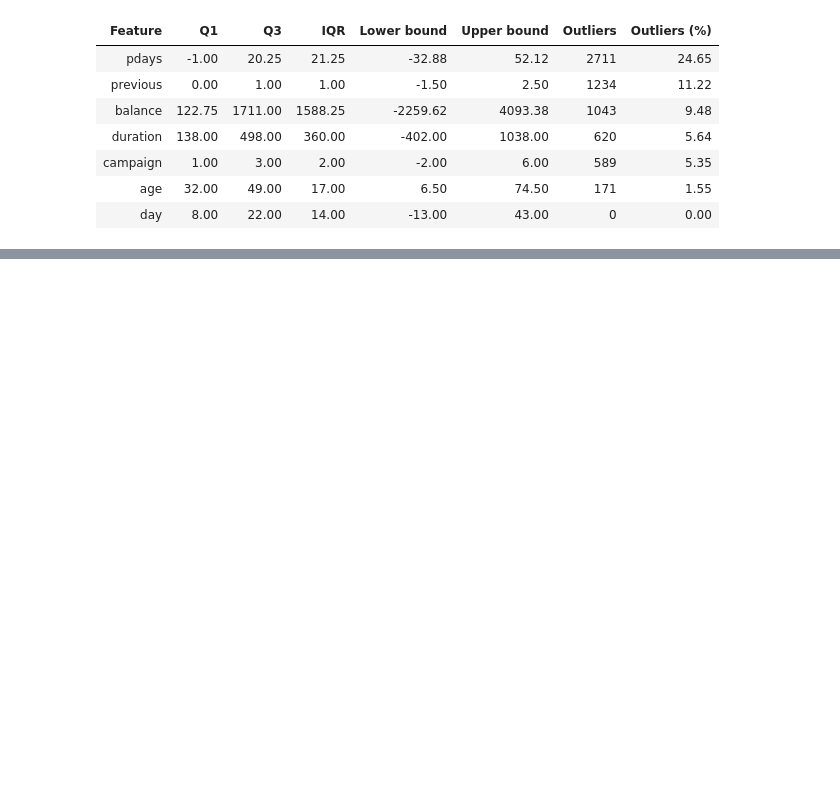
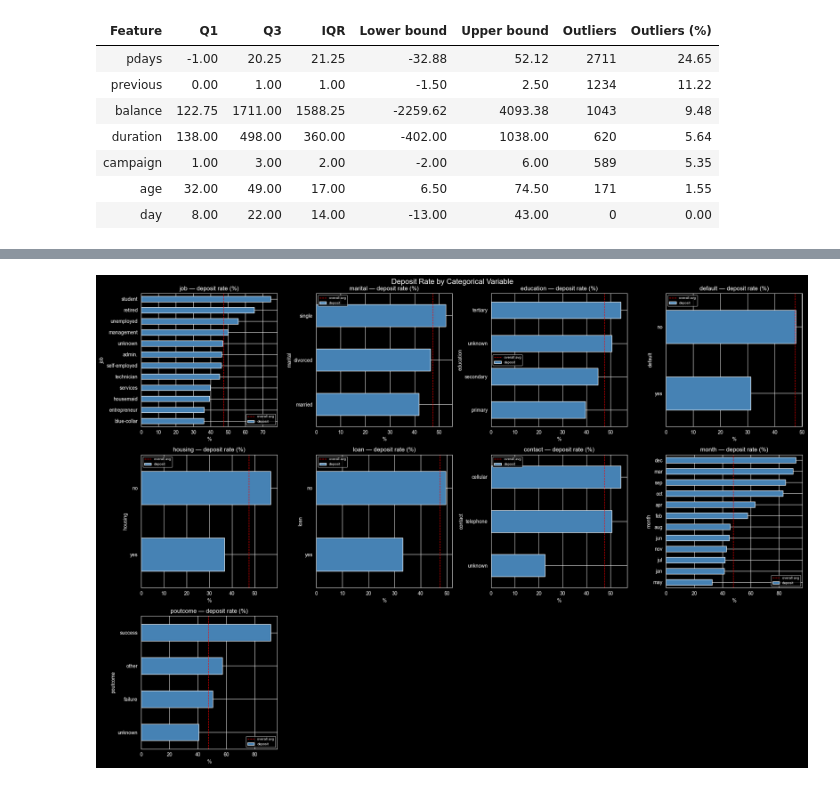
Before and after one commit to mathiasaiva/AA_primera_practica, a Jupyter notebook: notebooks/01_EDA_and_modeling.ipynb, the cells around one changed output, grey strips where cells are left out. Saved outputs shown, nothing was run; the diff lists cells and outputs as text; code cells hidden in the pictures; blank space fills up the shorter version.

```diff
--- a/notebooks/01_EDA_and_modeling.ipynb
+++ b/notebooks/01_EDA_and_modeling.ipynb
@@ -294,0 +350,23 @@ Después de haber hecho el barrido de las variables, nos conviene saber realment
+# %%
+cat_cols = [c for c in df_train.select_dtypes(include="object").columns if c != "deposit"]
+
+fig, axes = plt.subplots(3, 4, figsize=(20, 14))
+axes = axes.flatten()
+
+for i, col in enumerate(cat_cols):
+    rate = df_train.groupby(col)["deposit"].apply(lambda x: (x == "yes").mean() * 100).sort_values()
+    rate.plot(kind="barh", ax=axes[i], color="steelblue")
+    axes[i].set_title(f"{col} — deposit rate (%)")
+    axes[i].set_xlabel("%")
+    axes[i].axvline(x=(df_train["deposit"] == "yes").mean() * 100,
+                    color="red", linestyle="--", linewidth=1, label="overall avg")
+    axes[i].legend(fontsize=7)
+
+for j in range(i + 1, len(axes)):
+    axes[j].set_visible(False)
+
+plt.suptitle("Deposit Rate by Categorical Variable", fontsize=15)
+plt.tight_layout()
+plt.show()
+# %% [output]
+[figure, added]
```
Also changed, not shown: parts of 8 cells of this notebook.
